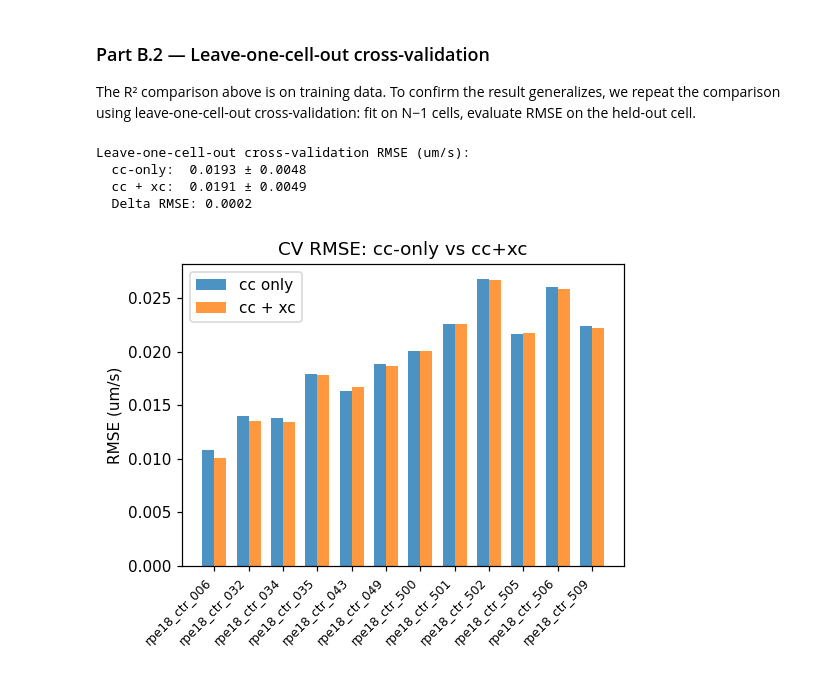
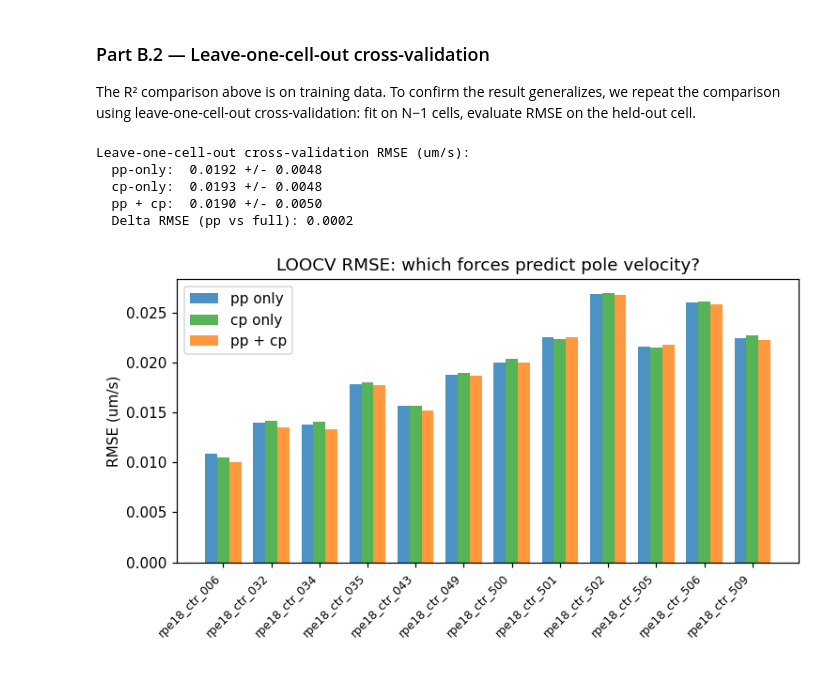
Before and after one commit to chris-miles/chrom-learning-2026, a Jupyter notebook: notebooks/ipynb/03_chromosomes_follow_centrosomes.ipynb, the cells around one changed output. Drawn from its saved outputs; the diff is of its cells as text; code cells hidden in the pictures.

```diff
--- a/notebooks/ipynb/03_chromosomes_follow_centrosomes.ipynb
+++ b/notebooks/ipynb/03_chromosomes_follow_centrosomes.ipynb
@@ -443,13 +472,13 @@ The R² comparison above is on training data.  To confirm the result
 generalizes, we repeat the comparison using leave-one-cell-out
 cross-validation: fit on N−1 cells, evaluate RMSE on the held-out cell.
 # %%
-def build_cell_matrices(cell, basis_cc, basis_xc):
+def build_cell_matrices(cell, basis_pp, basis_cp):
     """Build design matrix and velocity vector for a single cell."""
     G_rows = []
     V_rows = []
     T_cell = cell.centrioles.shape[0]
     dt = cell.dt
-    n_basis_xc_loc = basis_xc.n_basis
+    n_basis_cp_loc = basis_cp.n_basis
 
     for t in range(T_cell - 1):
         poles_cur = cell.centrioles[t].T
@@ -459,79 +488,89 @@ def build_cell_matrices(cell, basis_cc, basis_xc):
         for p in range(2):
             pole_vel = (poles_next[p] - poles_cur[p]) / dt
             other = 1 - p
-            delta_cc = poles_cur[other] - poles_cur[p]
-            r_cc_val = np.linalg.norm(delta_cc)
-            if r_cc_val < 1e-12:
+            delta_pp = poles_cur[other] - poles_cur[p]
+            r_pp_val = np.linalg.norm(delta_pp)
+            if r_pp_val < 1e-12:
                 continue
-            dir_cc = delta_cc / r_cc_val
-            phi_cc = basis_cc.evaluate(np.array([r_cc_val]))[0]
-            g_cc = dir_cc[:, np.newaxis] * phi_cc[np.newaxis, :]
+            dir_pp = delta_pp / r_pp_val
+            phi_pp = basis_pp.evaluate(np.array([r_pp_val]))[0]
+            g_pp = dir_pp[:, np.newaxis] * phi_pp[np.newaxis, :]
 
-            g_xc = np.zeros((3, n_basis_xc_loc))
+            g_cp = np.zeros((3, n_basis_cp_loc))
             valid_chroms = ~np.any(np.isnan(chroms), axis=1)
             if valid_chroms.any():
                 chroms_valid = chroms[valid_chroms]
-                delta_xc = chroms_valid - poles_cur[p]
-                dist_xc = np.linalg.norm(delta_xc, axis=1)
-                pair_ok = dist_xc > 1e-12
+                delta_cp = chroms_valid - poles_cur[p]
+                dist_cp = np.linalg.norm(delta_cp, axis=1)
+                pair_ok = dist_cp > 1e-12
                 if pair_ok.any():
-                    dir_xc = delta_xc[pair_ok] / dist_xc[pair_ok, np.newaxis]
-                    phi_xc = basis_xc.evaluate(dist_xc[pair_ok])
-                    g_xc = np.einsum("id,ib->db", dir_xc, phi_xc)
+                    dir_cp = delta_cp[pair_ok] / dist_cp[pair_ok, np.newaxis]
+                    phi_cp = basis_cp.evaluate(dist_cp[pair_ok])
+                    g_cp = np.einsum("id,ib->db", dir_cp, phi_cp)
 
-            row = np.hstack([g_cc, g_xc])
+            row = np.hstack([g_pp, g_cp])
             G_rows.append(row)
             V_rows.append(pole_vel)
 
     return np.vstack(G_rows), np.concatenate(V_rows)
 
 
-cell_matrices = [build_cell_matrices(c, basis_cc, basis_xc) for c in cells]
+cell_matrices = [build_cell_matrices(c, basis_pp, basis_cp) for c in cells]
 
-cv_rmse_cc = []
+cv_rmse_pp = []
+cv_rmse_cp = []
 cv_rmse_full = []
 
 for i in range(len(cells)):
     G_train = np.vstack([cell_matrices[j][0] for j in range(len(cells)) if j != i])
     V_train = np.concatenate([cell_matrices[j][1] for j in range(len(cells)) if j != i])
     G_test, V_test = cell_matrices[i]
 
     # Full model
     theta_f, _ = ridge_fit(G_train, V_train, R=R_full)
     rmse_f = np.sqrt(np.mean((V_test - G_test @ theta_f) ** 2))
     cv_rmse_full.append(rmse_f)
 
-    # cc-only model
-    theta_c, _ = ridge_fit(G_train[:, :n_cc], V_train, R=R_cc)
-    rmse_c = np.sqrt(np.mean((V_test - G_test[:, :n_cc] @ theta_c) ** 2))
-    cv_rmse_cc.append(rmse_c)
+    # pp-only model
+    theta_c, _ = ridge_fit(G_train[:, :n_pp], V_train, R=R_pp)
+    rmse_c = np.sqrt(np.mean((V_test - G_test[:, :n_pp] @ theta_c) ** 2))
+    cv_rmse_pp.append(rmse_c)
 
-cv_rmse_cc = np.array(cv_rmse_cc)
+    # cp-only model (predict pole velocity from chromosome positions alone)
+    theta_cp_cv, _ = ridge_fit(G_train[:, n_pp:], V_train, R=R_cp)
+    rmse_cp = np.sqrt(np.mean((V_test - G_test[:, n_pp:] @ theta_cp_cv) ** 2))
+    cv_rmse_cp.append(rmse_cp)
+
+cv_rmse_pp = np.array(cv_rmse_pp)
+cv_rmse_cp = np.array(cv_rmse_cp)
 cv_rmse_full = np.array(cv_rmse_full)
 
 print("Leave-one-cell-out cross-validation RMSE (um/s):")
-print(f"  cc-only:  {cv_rmse_cc.mean():.4f} ± {cv_rmse_cc.std():.4f}")
-print(f"  cc + xc:  {cv_rmse_full.mean():.4f} ± {cv_rmse_full.std():.4f}")
-print(f"  Delta RMSE: {(cv_rmse_cc - cv_rmse_full).mean():.4f}")
+print(f"  pp-only:  {cv_rmse_pp.mean():.4f} +/- {cv_rmse_pp.std():.4f}")
+print(f"  cp-only:  {cv_rmse_cp.mean():.4f} +/- {cv_rmse_cp.std():.4f}")
+print(f"  pp + cp:  {cv_rmse_full.mean():.4f} +/- {cv_rmse_full.std():.4f}")
+print(f"  Delta RMSE (pp vs full): {(cv_rmse_pp - cv_rmse_full).mean():.4f}")
 
-fig, ax = plt.subplots(figsize=(5, 4))
+fig, ax = plt.subplots(figsize=(7, 4))
 x_pos = np.arange(len(cells))
-width = 0.35
-ax.bar(x_pos - width / 2, cv_rmse_cc, width, label="cc only", color="C0", alpha=0.8)
-ax.bar(x_pos + width / 2, cv_rmse_full, width, label="cc + xc", color="C1", alpha=0.8)
+width = 0.25
+ax.bar(x_pos - width, cv_rmse_pp, width, label="pp only", color="C0", alpha=0.8)
+ax.bar(x_pos, cv_rmse_cp, width, label="cp only", color="C2", alpha=0.8)
+ax.bar(x_pos + width, cv_rmse_full, width, label="pp + cp", color="C1", alpha=0.8)
 ax.set_xticks(x_pos)
 ax.set_xticklabels([c.cell_id for c in cells], rotation=45, ha="right", fontsize=8)
 ax.set_ylabel("RMSE (um/s)")
-ax.set_title("CV RMSE: cc-only vs cc+xc")
+ax.set_title("LOOCV RMSE: which forces predict pole velocity?")
 ax.legend()
 fig.tight_layout()
 plt.show()
 # %% [output]
 Leave-one-cell-out cross-validation RMSE (um/s):
-  cc-only:  0.0193 ± 0.0048
-  cc + xc:  0.0191 ± 0.0049
-  Delta RMSE: 0.0002
+  pp-only:  0.0192 +/- 0.0048
+  cp-only:  0.0193 +/- 0.0048
+  pp + cp:  0.0190 +/- 0.0050
+  Delta RMSE (pp vs full): 0.0002
-[figure, old version]
+[figure, new version]
 # %% [markdown]
 ### Permutation test
 
```
Also changed, not shown: parts of 19 cells of this notebook, 23 other files.
